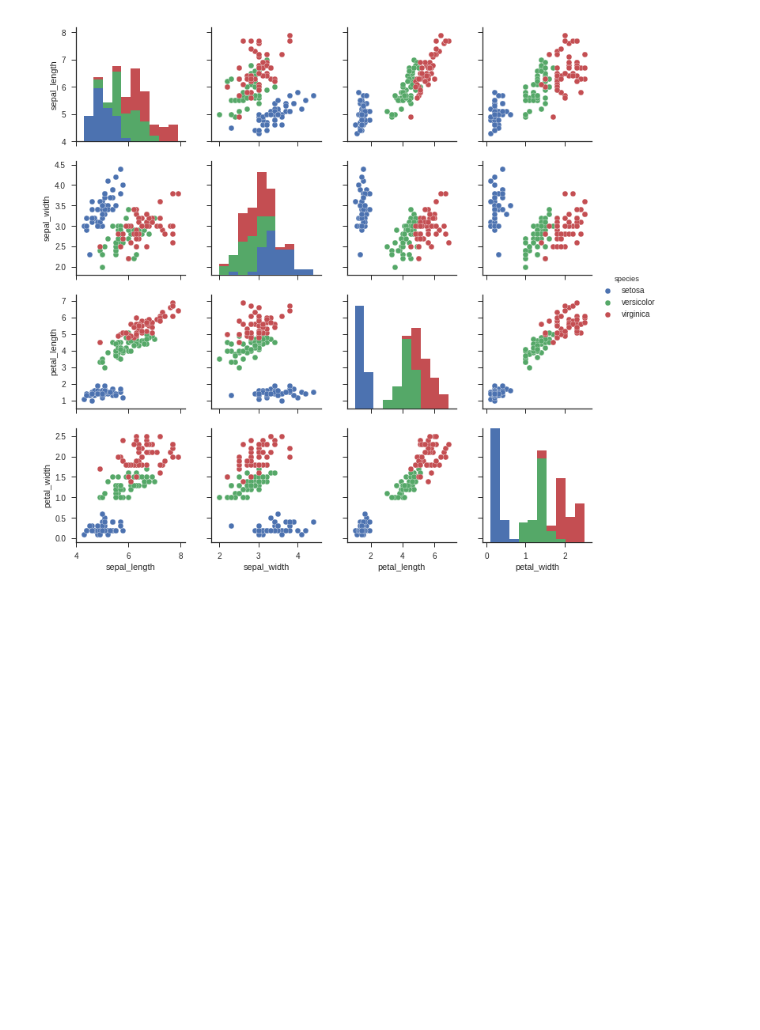
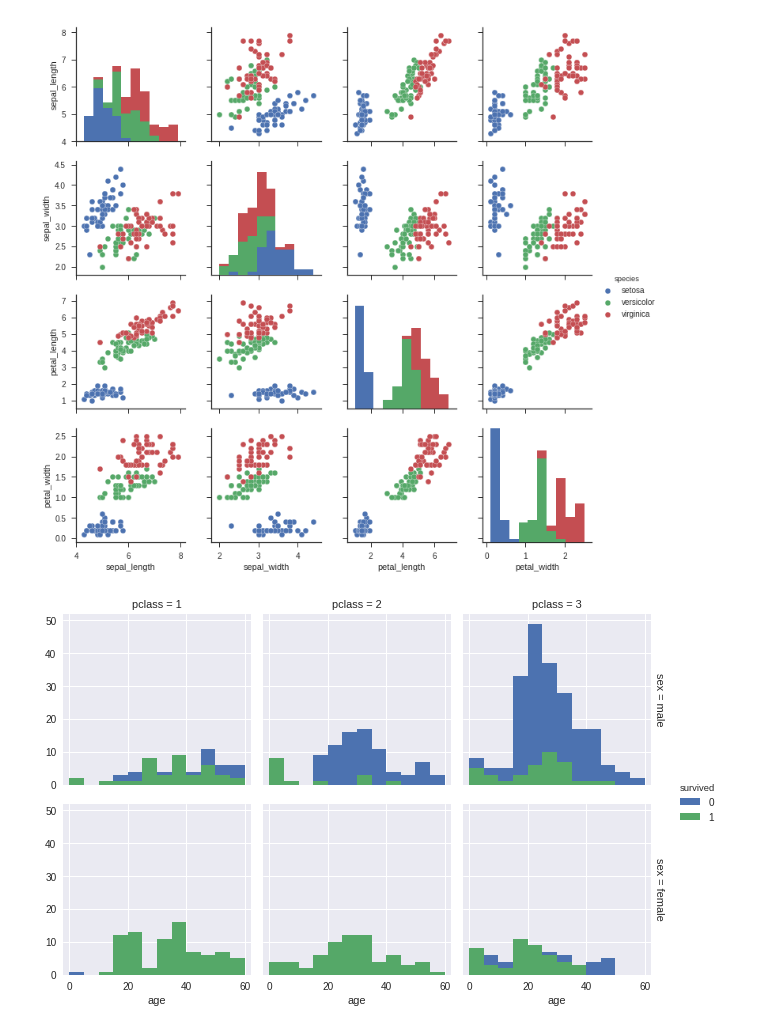
Before and after one commit to romaing6/07MBIG---Visualizacion-de-Datos, a Jupyter notebook: Visualizacion_AG3.ipynb, the cells around one changed output. Saved outputs shown, nothing was run; the diff lists cells and outputs as text; code cells hidden in the pictures; blank space fills up the shorter version.

```diff
--- a/Visualizacion_AG3.ipynb
+++ b/Visualizacion_AG3.ipynb
@@ -108,3 +108,13 @@ sns.pairplot(df, hue="species")
 # %% [output]
 <seaborn.axisgrid.PairGrid at 0x...>
 [figure]
+# %%
+
+#Cambiamos el font
+bins = np.arange(0, 65, 5)
+sns.set(font_scale=1)
+g = sns.FacetGrid(titanic, row='sex', col='pclass',hue='survived',margin_titles=True)
+g.map(plt.hist, "age",bins=bins).add_legend().set(xlim=(-2, 62), ylim=(0, 52))
+sns.plt.show()
+# %% [output]
+[figure, added]
```
